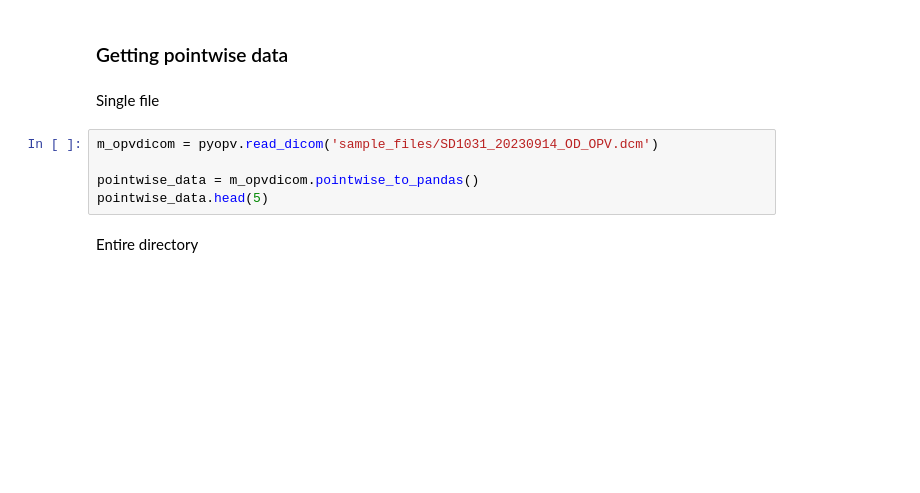
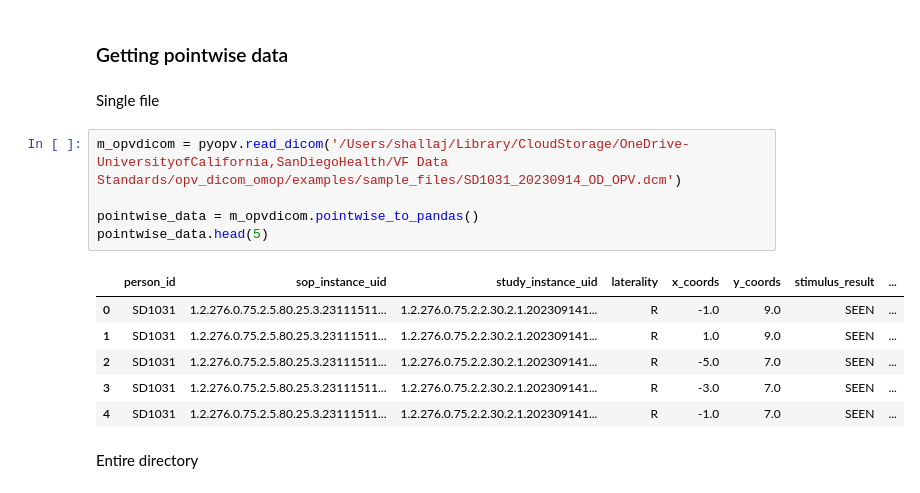
Before and after one commit to Shallaj/py-opv, a Jupyter notebook: examples/workspace.ipynb, the cells around one changed output. Cells and saved outputs as stored; diff of their text form; blank space fills up the shorter version.

```diff
--- a/examples/workspace.ipynb
+++ b/examples/workspace.ipynb
@@ -60,10 +229,17 @@ points
 # %% [markdown]
 Single file
 # %%
-m_opvdicom = pyopv.read_dicom('sample_files/SD1031_20230914_OD_OPV.dcm')
+m_opvdicom = pyopv.read_dicom('/Users/shallaj/Library/CloudStorage/OneDrive-UniversityofCalifornia,SanDiegoHealth/VF Data Standards/opv_dicom_omop/examples/sample_files/SD1031_20230914_OD_OPV.dcm')
 
 pointwise_data = m_opvdicom.pointwise_to_pandas()
 pointwise_data.head(5)
+# %% [output]
+|  | person_id | sop_instance_uid | study_instance_uid | laterality | x_coords | y_coords | stimulus_result | ... |
+| 0 | SD1031 | 1.2.276.0.75.2.5.80.25.3.23111511... | 1.2.276.0.75.2.2.30.2.1.202309141... | R | -1.0 | 9.0 | SEEN | ... |
+| 1 | SD1031 | 1.2.276.0.75.2.5.80.25.3.23111511... | 1.2.276.0.75.2.2.30.2.1.202309141... | R | 1.0 | 9.0 | SEEN | ... |
+| 2 | SD1031 | 1.2.276.0.75.2.5.80.25.3.23111511... | 1.2.276.0.75.2.2.30.2.1.202309141... | R | -5.0 | 7.0 | SEEN | ... |
+| 3 | SD1031 | 1.2.276.0.75.2.5.80.25.3.23111511... | 1.2.276.0.75.2.2.30.2.1.202309141... | R | -3.0 | 7.0 | SEEN | ... |
+| 4 | SD1031 | 1.2.276.0.75.2.5.80.25.3.23111511... | 1.2.276.0.75.2.2.30.2.1.202309141... | R | -1.0 | 7.0 | SEEN | ... |
 # %% [markdown]
 Entire directory
 # %%
```
Also changed, not shown: parts of 13 cells of this notebook, 27 other files.
